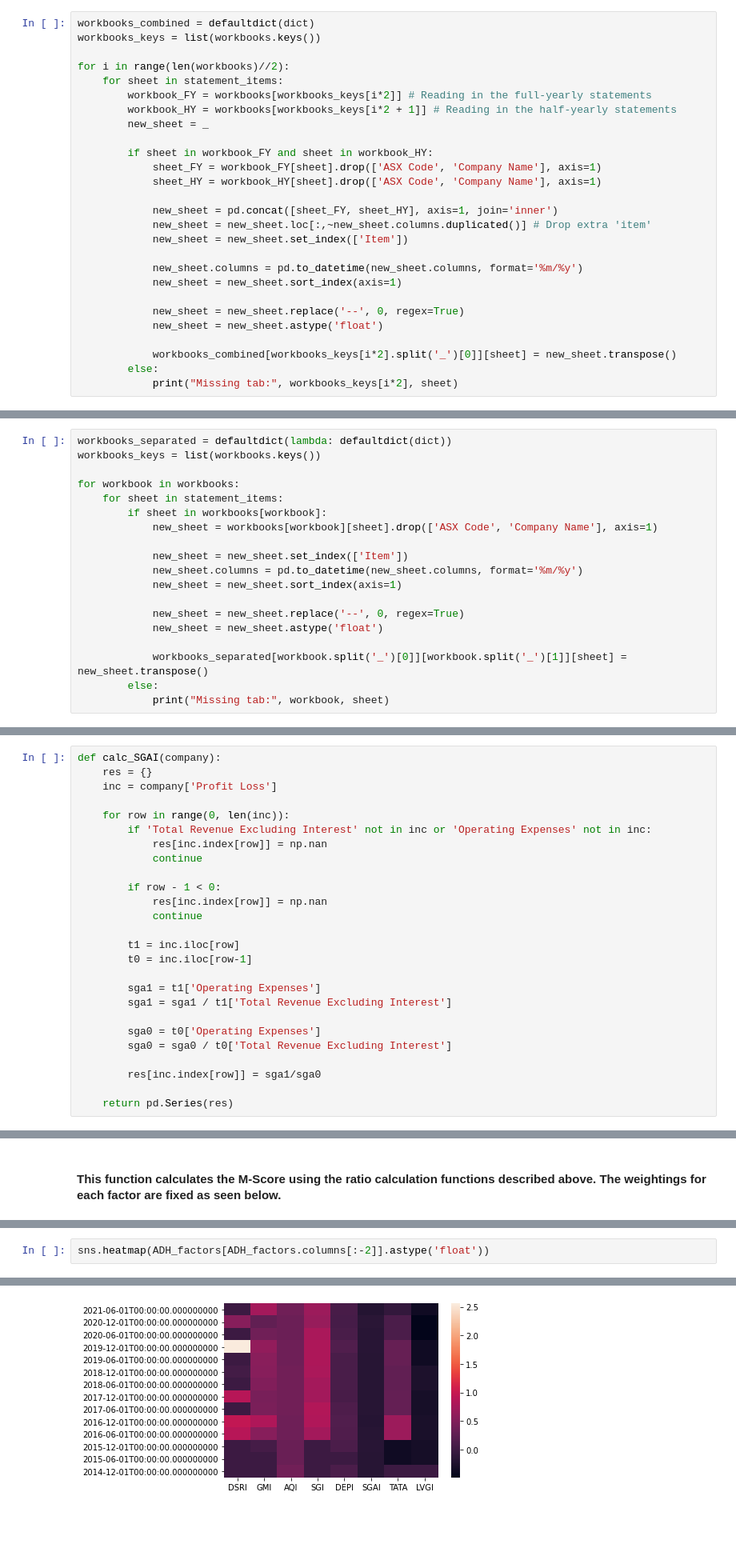
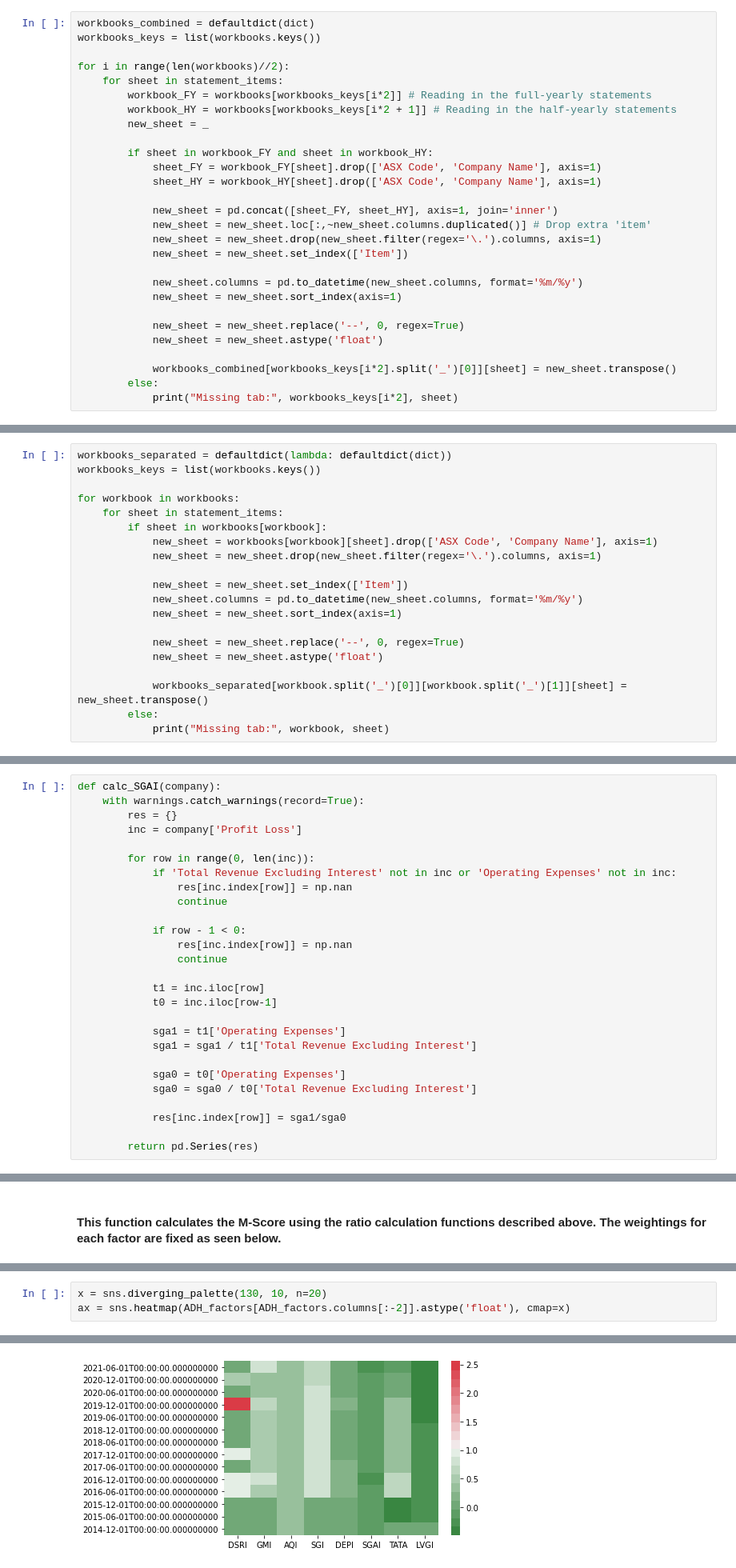
Before and after one commit to someonealive0/deepaudit, a Jupyter notebook: DeepAuditModel.ipynb, the cells around one changed output, grey strips where cells are left out. Shown at 80% size. Drawn from its saved outputs; the diff is of its cells as text; blank space fills up the shorter version.

```diff
--- a/DeepAuditModel.ipynb
+++ b/DeepAuditModel.ipynb
@@ -125,6 +133,7 @@ for i in range(len(workbooks)//2):
 
             new_sheet = pd.concat([sheet_FY, sheet_HY], axis=1, join='inner')
             new_sheet = new_sheet.loc[:,~new_sheet.columns.duplicated()] # Drop extra 'item'
+            new_sheet = new_sheet.drop(new_sheet.filter(regex='\.').columns, axis=1)
             new_sheet = new_sheet.set_index(['Item'])
 
             new_sheet.columns = pd.to_datetime(new_sheet.columns, format='%m/%y')
@@ -151,6 +160,7 @@ for workbook in workbooks:
     for sheet in statement_items:
         if sheet in workbooks[workbook]:
             new_sheet = workbooks[workbook][sheet].drop(['ASX Code', 'Company Name'], axis=1)
+            new_sheet = new_sheet.drop(new_sheet.filter(regex='\.').columns, axis=1)
 
             new_sheet = new_sheet.set_index(['Item'])
             new_sheet.columns = pd.to_datetime(new_sheet.columns, format='%m/%y')
@@ -424,30 +435,31 @@ calc_DEPI(workbooks_separated['ADH']['FY']).plot()
 #### The Sales, General & Administrative Expenses Index is measured using the ratio of SGA expenses for the current period(sga1) over the prior(sga2). The ‘Profit Loss’ sheet from the financial statement of each company was used to select the ‘Operating Expense’ and ‘Total Revenue Excluding Interest’.
 # %%
 def calc_SGAI(company):
-    res = {}
-    inc = company['Profit Loss']
+    with warnings.catch_warnings(record=True):
+        res = {}
+        inc = company['Profit Loss']
 
-    for row in range(0, len(inc)):
-        if 'Total Revenue Excluding Interest' not in inc or 'Operating Expenses' not in inc:
-            res[inc.index[row]] = np.nan
-            continue
+        for row in range(0, len(inc)):
+            if 'Total Revenue Excluding Interest' not in inc or 'Operating Expenses' not in inc:
+                res[inc.index[row]] = np.nan
+                continue
 
-        if row - 1 < 0:
-            res[inc.index[row]] = np.nan
-            continue
+            if row - 1 < 0:
+                res[inc.index[row]] = np.nan
+                continue
 
-        t1 = inc.iloc[row]
-        t0 = inc.iloc[row-1]
+            t1 = inc.iloc[row]
+            t0 = inc.iloc[row-1]
 
-        sga1 = t1['Operating Expenses']
-        sga1 = sga1 / t1['Total Revenue Excluding Interest']
+            sga1 = t1['Operating Expenses']
+            sga1 = sga1 / t1['Total Revenue Excluding Interest']
 
-        sga0 = t0['Operating Expenses']
-        sga0 = sga0 / t0['Total Revenue Excluding Interest']
+            sga0 = t0['Operating Expenses']
+            sga0 = sga0 / t0['Total Revenue Excluding Interest']
 
-        res[inc.index[row]] = sga1/sga0
+            res[inc.index[row]] = sga1/sga0
 
-    return pd.Series(res)
+        return pd.Series(res)
 # %% [markdown]
 #### When the efficiency of SGAI decreases, it could make companies predisposed to manipulating earnings, this can be seen in ADH full year statement in the year 2020.
 # %%
@@ -645,5 +657,6 @@ ADH_factors
 | 2015-06-01 | 0.00 | 0.00 | 0.34 | 0.00 | -0.00 | -0.17 | -0.36 | -0.32 | -5.35 | False |
 | 2014-12-01 | 0.00 | 0.00 | 0.40 | 0.00 | 0.12 | -0.17 | 0.00 | -0.00 | -4.49 | False |
 # %%
-sns.heatmap(ADH_factors[ADH_factors.columns[:-2]].astype('float'))
+x = sns.diverging_palette(130, 10, n=20)
+ax = sns.heatmap(ADH_factors[ADH_factors.columns[:-2]].astype('float'), cmap=x)
 # %% [output]
@@ -651,4 +663,4 @@ sns.heatmap(ADH_factors[ADH_factors.columns[:-2]].astype('float'))
-[figure, old version]
+[figure, new version]
 # %% [markdown]
 #### Here the M-Score factors for ADH's two anomalous periods (2016-12-01 and 2019-12-01) are compared to the most recent period which is not anomalous. Higher values indicate a higher contribution to the M-score, thus a higher degree of abnormality
 # %%
```
Also changed, not shown: parts of 31 cells of this notebook.
